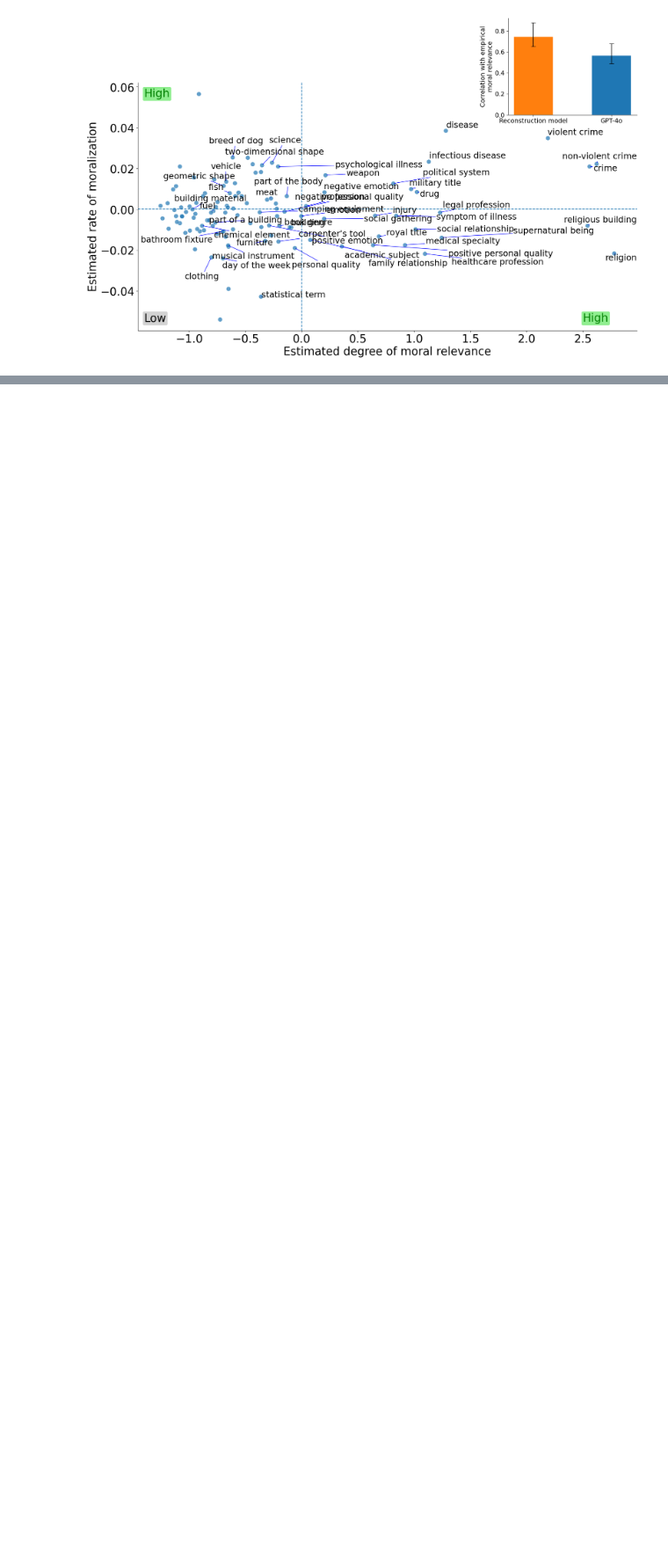
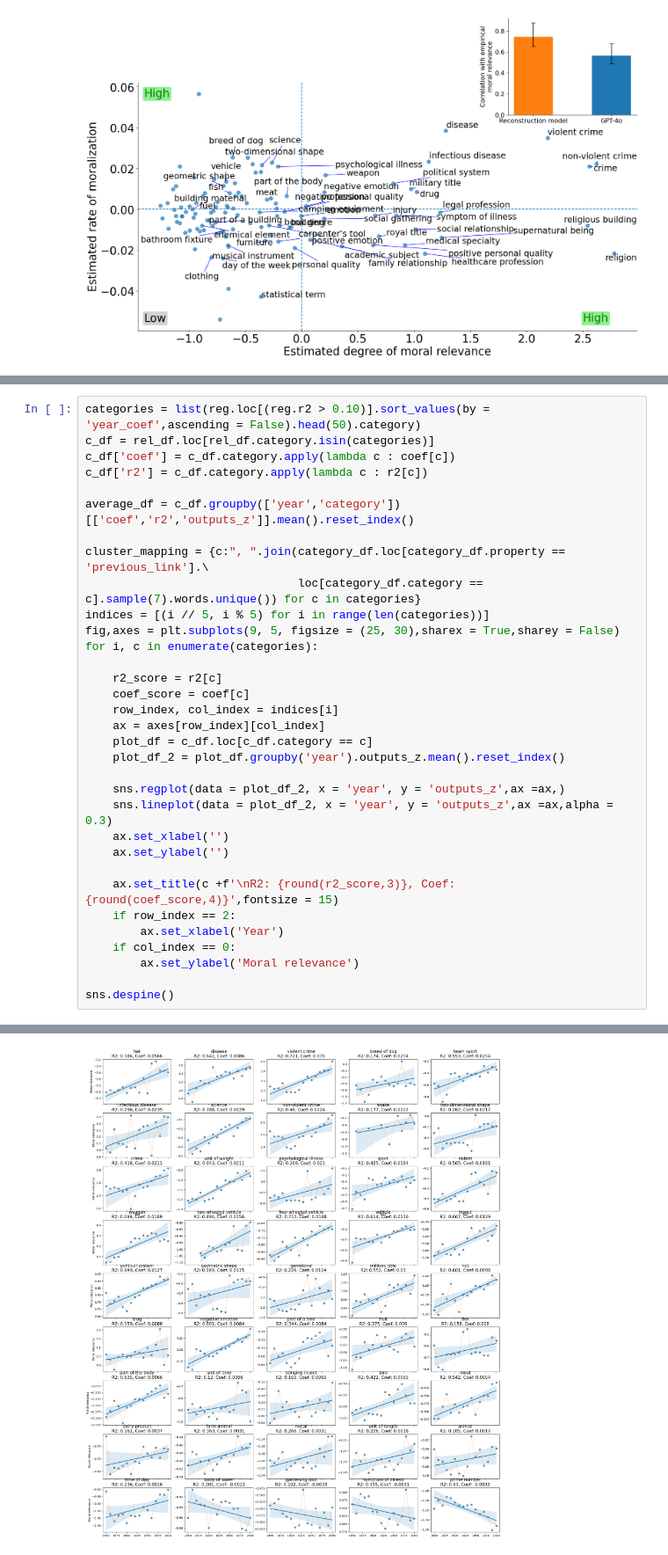
Before and after one commit to AidaRamezani/moralization_temporal, a Jupyter notebook: notebooks/coha_category_eval.ipynb, the cells around one changed output, grey strips where cells are left out. Shown at 88% size. Saved outputs shown, nothing was run; the diff lists cells and outputs as text; blank space fills up the shorter version.

```diff
--- a/notebooks/coha_category_eval.ipynb
+++ b/notebooks/coha_category_eval.ipynb
@@ -306,0 +336,34 @@ plt.savefig('notebooks/figs/figure4_coha.pdf',dpi = 500, bbox_inches = 'tight')
+# %%
+categories = list(reg.loc[(reg.r2 > 0.10)].sort_values(by = 'year_coef',ascending = False).head(50).category)
+c_df = rel_df.loc[rel_df.category.isin(categories)]
+c_df['coef'] = c_df.category.apply(lambda c : coef[c])
+c_df['r2'] = c_df.category.apply(lambda c : r2[c])
+
+average_df = c_df.groupby(['year','category'])[['coef','r2','outputs_z']].mean().reset_index()
+
+cluster_mapping = {c:", ".join(category_df.loc[category_df.property == 'previous_link'].\
+                               loc[category_df.category == c].sample(7).words.unique()) for c in categories}
+indices = [(i // 5, i % 5) for i in range(len(categories))]
+fig,axes = plt.subplots(9, 5, figsize = (25, 30),sharex = True,sharey = False)
+for i, c in enumerate(categories):
+
+    r2_score = r2[c]
+    coef_score = coef[c]
+    row_index, col_index = indices[i]
+    ax = axes[row_index][col_index]
+    plot_df = c_df.loc[c_df.category == c]
+    plot_df_2 = plot_df.groupby('year').outputs_z.mean().reset_index()
+
+    sns.regplot(data = plot_df_2, x = 'year', y = 'outputs_z',ax =ax,)
+    sns.lineplot(data = plot_df_2, x = 'year', y = 'outputs_z',ax =ax,alpha = 0.3)
+    ax.set_xlabel('')
+    ax.set_ylabel('')
+
+    ax.set_title(c +f'\nR2: {round(r2_score,3)}, Coef: {round(coef_score,4)}',fontsize = 15)
+    if row_index == 2:
+        ax.set_xlabel('Year')
+    if col_index == 0:
+        ax.set_ylabel('Moral relevance')
+
+sns.despine()
+# %% [output]
@@ -306,0 +371 @@ plt.savefig('notebooks/figs/figure4_coha.pdf',dpi = 500, bbox_inches = 'tight')
+[figure, added]
```
Also changed, not shown: parts of 14 cells of this notebook.
